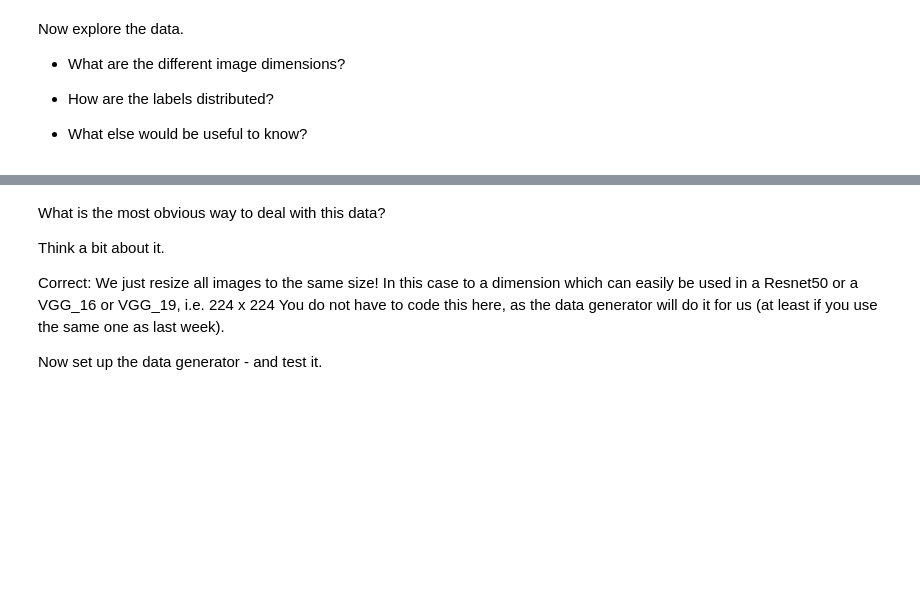
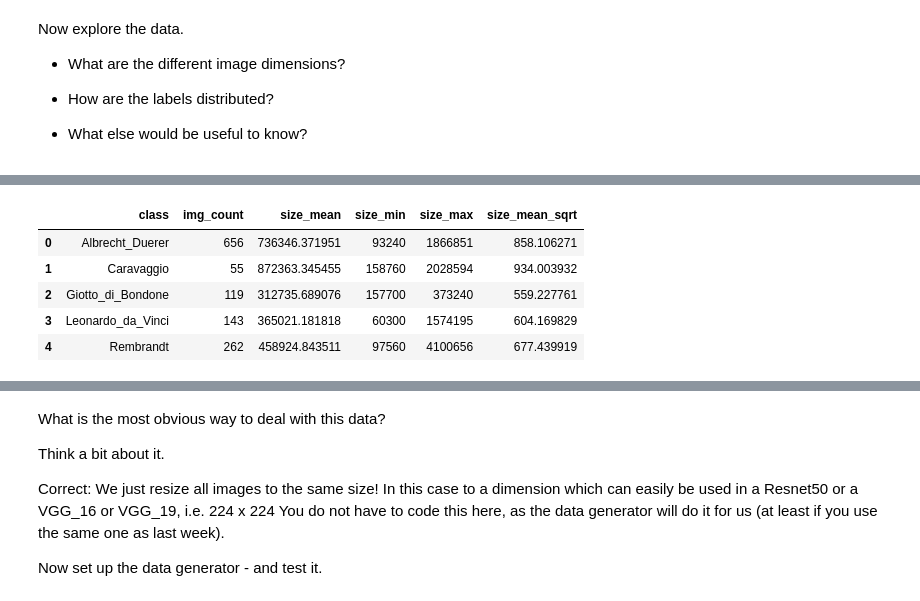
Before and after one commit to martinfinis/HelloCodeSchoolProject, a Jupyter notebook: RNN_Quest_1_Martin.ipynb, the cells around one changed output, grey strips where cells are left out. Cells and saved outputs as stored; diff of their text form; code cells hidden in the pictures; blank space fills up the shorter version.

```diff
--- a/RNN_Quest_1_Martin.ipynb
+++ b/RNN_Quest_1_Martin.ipynb
@@ -209,0 +246,14 @@ get_image_information(main_target_path=main_target_path,sub_path=all_subdir,clas
+# %%
+df_group = df.groupby('class').agg(img_count=('class','count'),size_mean=('size','mean'),size_min=('size','min'),size_max=('size','max')).reset_index()
+# %%
+import math
+df_group['size_mean_sqrt'] = df_group['size_mean'].apply(lambda x: math.sqrt(x))
+# %%
+df_group
+# %% [output]
+|  | class | img_count | size_mean | size_min | size_max | size_mean_sqrt |
+| 0 | Albrecht_Duerer | 656 | 736346.371951 | 93240 | 1866851 | 858.106271 |
+| 1 | Caravaggio | 55 | 872363.345455 | 158760 | 2028594 | 934.003932 |
+| 2 | Giotto_di_Bondone | 119 | 312735.689076 | 157700 | 373240 | 559.227761 |
+| 3 | Leonardo_da_Vinci | 143 | 365021.181818 | 60300 | 1574195 | 604.169829 |
+| 4 | Rembrandt | 262 | 458924.843511 | 97560 | 4100656 | 677.439919 |
```
Also changed, not shown: parts of 19 cells of this notebook.
